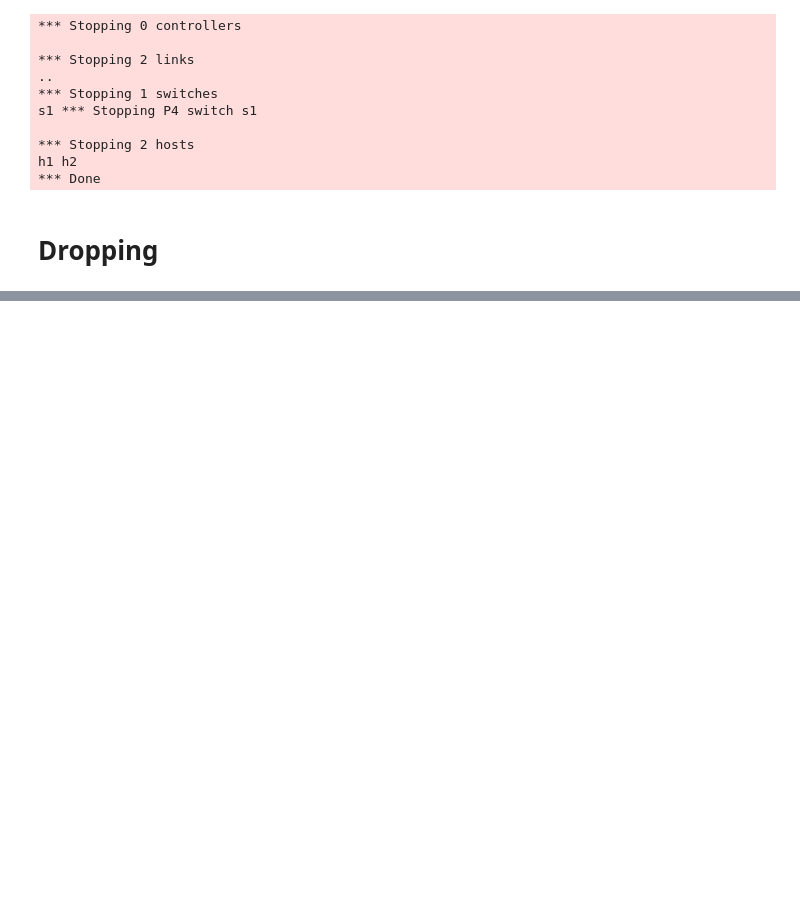
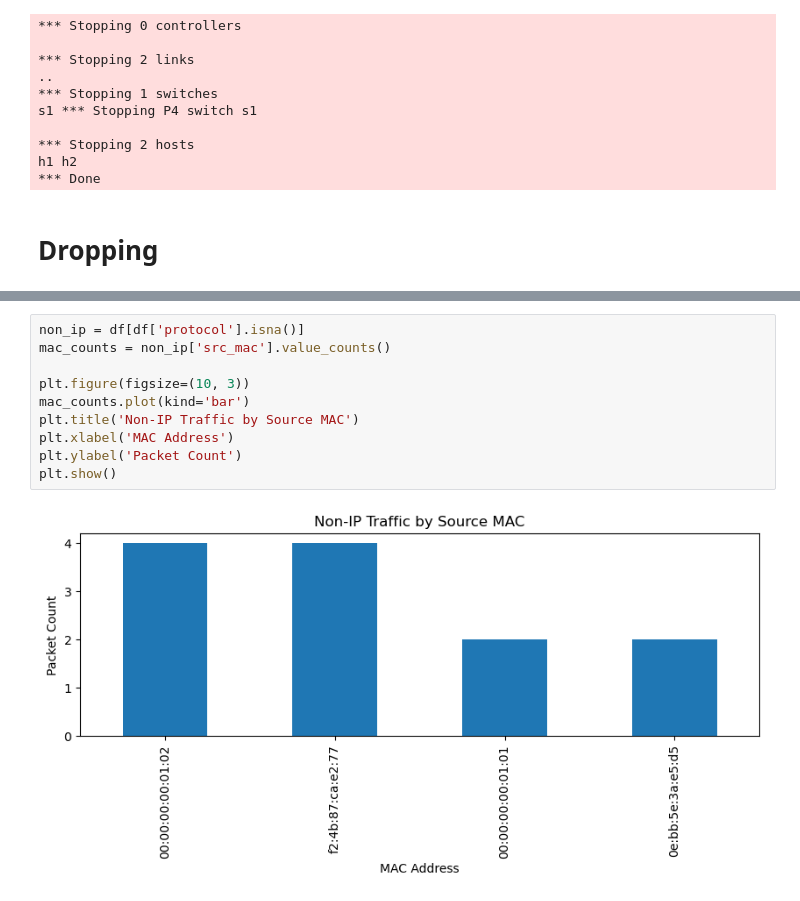
Before and after one commit to kngbq/NetPrompt, a Jupyter notebook: experimentations/Newrun.ipynb, the cells around one changed output, grey strips where cells are left out. Drawn from its saved outputs; the diff is of its cells as text; blank space fills up the shorter version.

```diff
--- a/experimentations/Newrun.ipynb
+++ b/experimentations/Newrun.ipynb
@@ -1892,0 +1445,12 @@ Saved to h2_capture.csv
+# %%
+non_ip = df[df['protocol'].isna()]
+mac_counts = non_ip['src_mac'].value_counts()
+
+plt.figure(figsize=(10, 3))
+mac_counts.plot(kind='bar')
+plt.title('Non-IP Traffic by Source MAC')
+plt.xlabel('MAC Address')
+plt.ylabel('Packet Count')
+plt.show()
+# %% [output]
+[figure, added]
```
Also changed, not shown: parts of 31 cells of this notebook, 1 other file.
